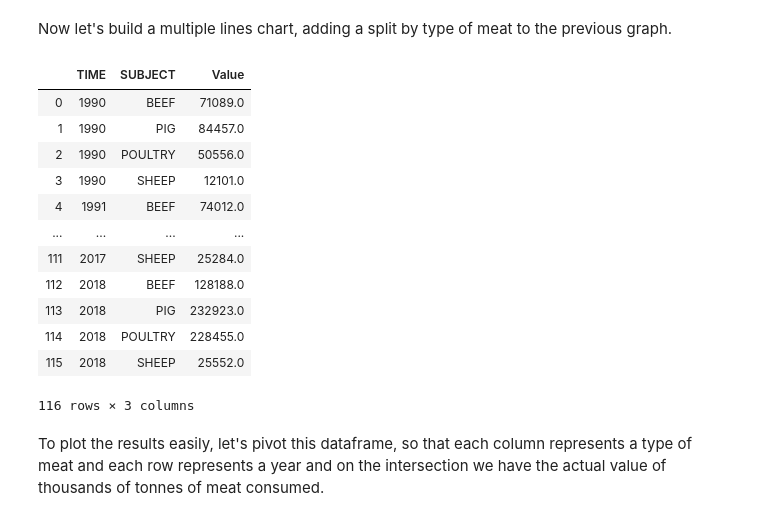
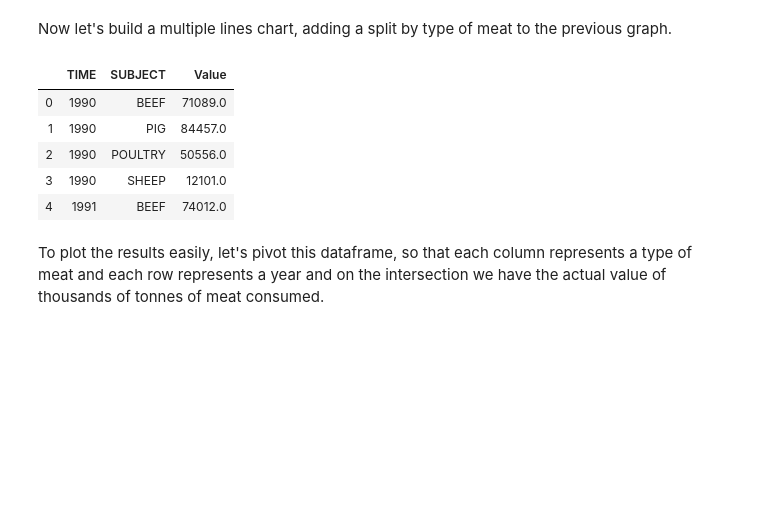
Before and after one commit to annafedotova/dash, a Jupyter notebook: plotly_exercises_answers.ipynb, the cells around one changed output. Cells and saved outputs as stored; diff of their text form; code cells hidden in the pictures; blank space fills up the shorter version.

```diff
--- a/plotly_exercises_answers.ipynb
+++ b/plotly_exercises_answers.ipynb
@@ -118,7 +118,7 @@ You can find full Plotly documentation for Python [here](https://plot.ly/python/
 Let's start by building a simple line chart summarizing the evolution of total meat consumption by year.
 # %%
 # remove OECD, BRICS
-df_total_clean = df_total.query('~LOCATION.isin(["OECD","BRICS"])')
+df_total_clean = df_total.query('LOCATION != "OECD" & LOCATION != "BRICS"')
 
 # group by year
 df_total_year = df_total_clean.groupby('TIME').Value.sum().round(0).reset_index()
@@ -183,21 +183,14 @@ Now let's build a multiple lines chart, adding a split by type of meat to the pr
 # %%
 # create a dataframe with meat consumption by type by year
 df_year_type = df_total_clean.groupby(['TIME', 'SUBJECT']).Value.sum().round(0).reset_index()
-df_year_type
+df_year_type.head()
 # %% [output]
 |  | TIME | SUBJECT | Value |
 | 0 | 1990 | BEEF | 71089.0 |
 | 1 | 1990 | PIG | 84457.0 |
 | 2 | 1990 | POULTRY | 50556.0 |
 | 3 | 1990 | SHEEP | 12101.0 |
 | 4 | 1991 | BEEF | 74012.0 |
-| ... | ... | ... | ... |
-| 111 | 2017 | SHEEP | 25284.0 |
-| 112 | 2018 | BEEF | 128188.0 |
-| 113 | 2018 | PIG | 232923.0 |
-| 114 | 2018 | POULTRY | 228455.0 |
-| 115 | 2018 | SHEEP | 25552.0 |
-116 rows × 3 columns
 # %% [markdown]
 To plot the results easily, let's pivot this dataframe, so that each column represents a type of meat and each row represents a year and on the intersection we have the actual value of thousands of tonnes of meat consumed.
 # %%
```
Also changed, not shown: parts of 2 cells of this notebook, 3 other files.
